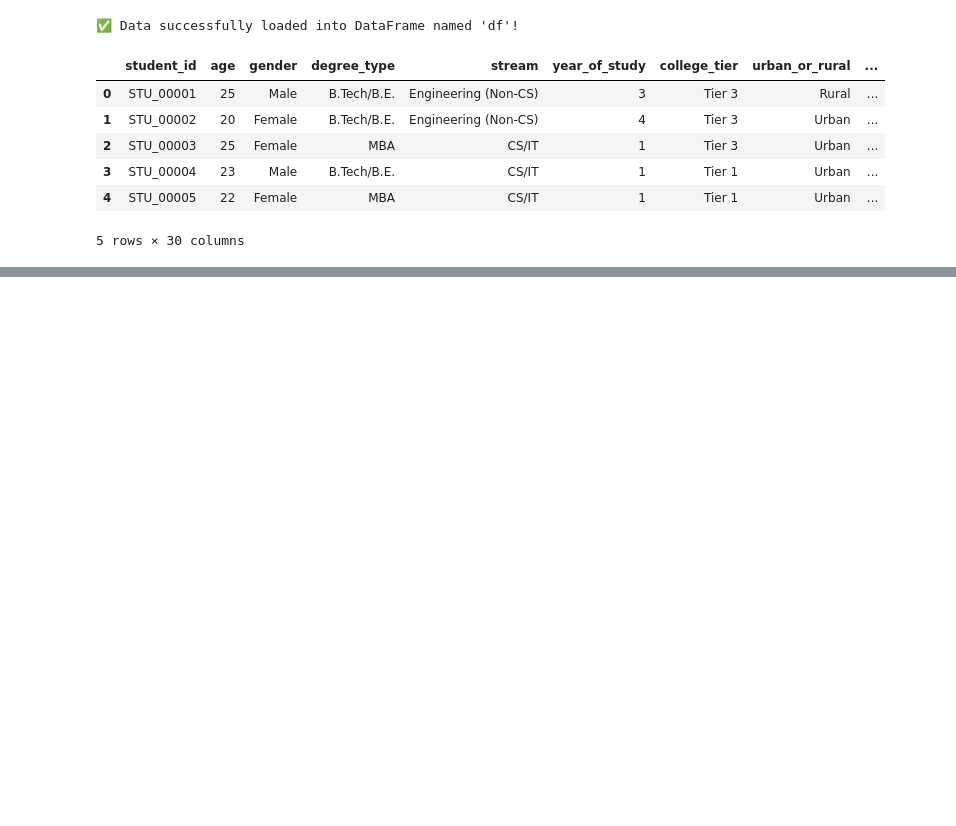
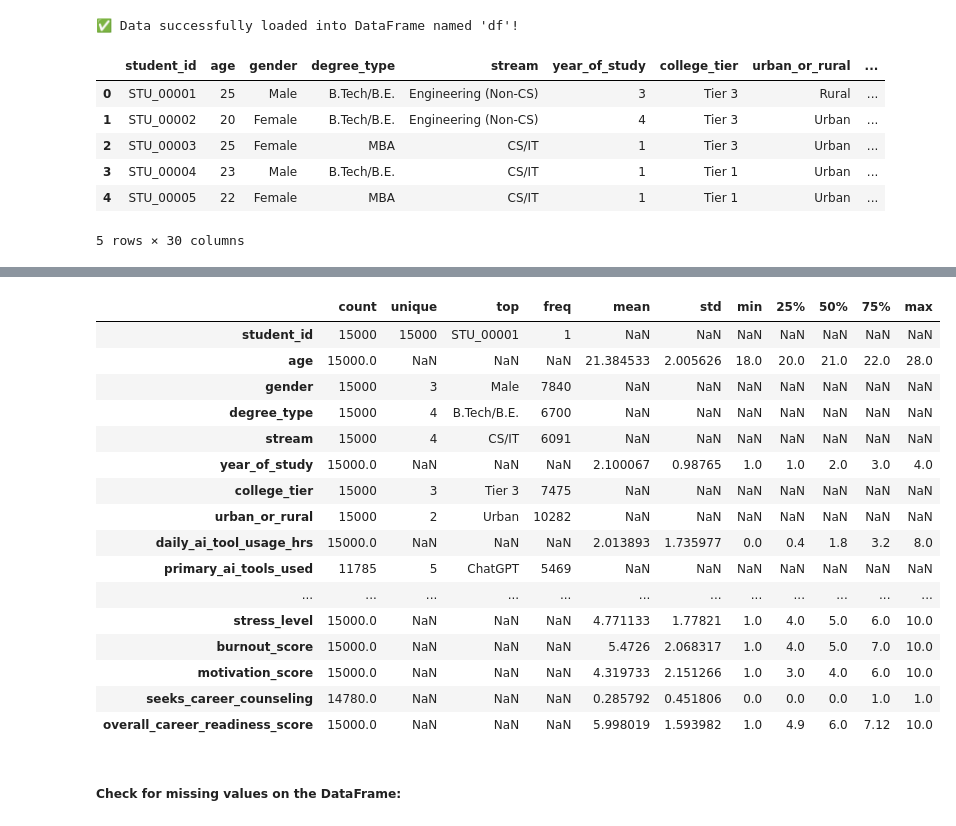
Before and after one commit to MaykInvest/AI_Dependency, a Jupyter notebook: project.ipynb, the cells around one changed output, grey strips where cells are left out. Saved outputs shown, nothing was run; the diff lists cells and outputs as text; code cells hidden in the pictures; blank space fills up the shorter version.

Commit message:
beginning to explore the data

```diff
--- a/project.ipynb
+++ b/project.ipynb
@@ -90,0 +157,22 @@ df.head()
+# %%
+df.describe(include='all').T  # Generates descriptive statistics for all numeric columns in your DataFrame.
+# %% [output]
+|  | count | unique | top | freq | mean | std | min | 25% | 50% | 75% | max |
+| student_id | 15000 | 15000 | STU_00001 | 1 | NaN | NaN | NaN | NaN | NaN | NaN | NaN |
+| age | 15000.0 | NaN | NaN | NaN | 21.384533 | 2.005626 | 18.0 | 20.0 | 21.0 | 22.0 | 28.0 |
+| gender | 15000 | 3 | Male | 7840 | NaN | NaN | NaN | NaN | NaN | NaN | NaN |
+| degree_type | 15000 | 4 | B.Tech/B.E. | 6700 | NaN | NaN | NaN | NaN | NaN | NaN | NaN |
+| stream | 15000 | 4 | CS/IT | 6091 | NaN | NaN | NaN | NaN | NaN | NaN | NaN |
+| year_of_study | 15000.0 | NaN | NaN | NaN | 2.100067 | 0.98765 | 1.0 | 1.0 | 2.0 | 3.0 | 4.0 |
+| college_tier | 15000 | 3 | Tier 3 | 7475 | NaN | NaN | NaN | NaN | NaN | NaN | NaN |
+| urban_or_rural | 15000 | 2 | Urban | 10282 | NaN | NaN | NaN | NaN | NaN | NaN | NaN |
+| daily_ai_tool_usage_hrs | 15000.0 | NaN | NaN | NaN | 2.013893 | 1.735977 | 0.0 | 0.4 | 1.8 | 3.2 | 8.0 |
+| primary_ai_tools_used | 11785 | 5 | ChatGPT | 5469 | NaN | NaN | NaN | NaN | NaN | NaN | NaN |
+| ... | ... | ... | ... | ... | ... | ... | ... | ... | ... | ... | ... |
+| stress_level | 15000.0 | NaN | NaN | NaN | 4.771133 | 1.77821 | 1.0 | 4.0 | 5.0 | 6.0 | 10.0 |
+| burnout_score | 15000.0 | NaN | NaN | NaN | 5.4726 | 2.068317 | 1.0 | 4.0 | 5.0 | 7.0 | 10.0 |
+| motivation_score | 15000.0 | NaN | NaN | NaN | 4.319733 | 2.151266 | 1.0 | 3.0 | 4.0 | 6.0 | 10.0 |
+| seeks_career_counseling | 14780.0 | NaN | NaN | NaN | 0.285792 | 0.451806 | 0.0 | 0.0 | 0.0 | 1.0 | 1.0 |
+| overall_career_readiness_score | 15000.0 | NaN | NaN | NaN | 5.998019 | 1.593982 | 1.0 | 4.9 | 6.0 | 7.12 | 10.0 |
+# %% [markdown]
+##### Check for missing values on the DataFrame:
```
Also changed, not shown: parts of 8 cells of this notebook.
